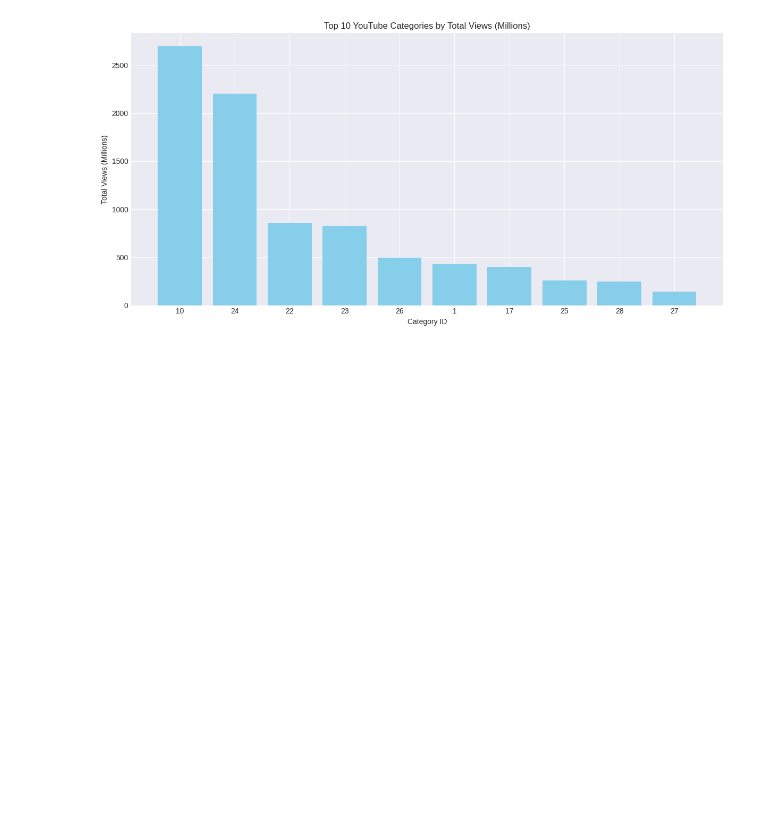
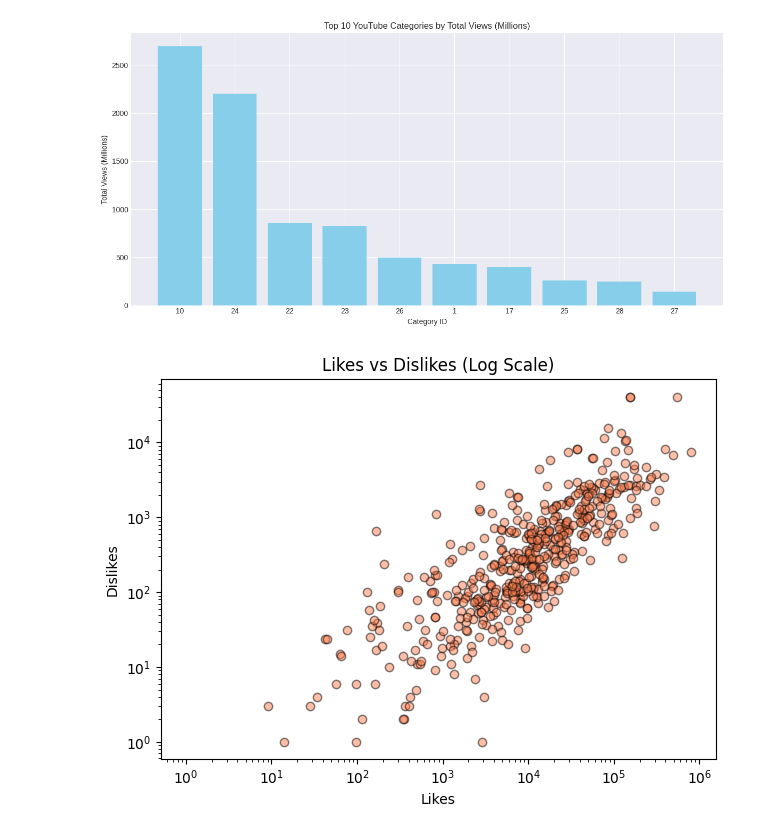
Before and after one commit to muhlangazananokutenda-cyber/YouTube-Trends-Analysis, a Jupyter notebook: YouTube_Trends_Analysis.ipynb, the cells around one changed output. Cells and saved outputs as stored; diff of their text form; code cells hidden in the pictures; blank space fills up the shorter version.

```diff
--- a/YouTube_Trends_Analysis.ipynb
+++ b/YouTube_Trends_Analysis.ipynb
@@ -64,3 +64,21 @@ plt.savefig('../images/tops_categories.png',dpi=150)
 plt.show()
 # %% [output]
 [figure]
+# %%
+
+import pandas as pd
+import numpy as np
+import matplotlib.pyplot as plt
+import os
+
+plt.scatter(sample['likes'],sample['dislikes'],alpha=0.5,c='coral',edgecolors='black')
+plt.xscale('log')
+plt.yscale('log')
+plt.title('Likes vs Dislikes (Log Scale)')
+plt.xlabel('Likes')
+plt.ylabel('Dislikes')
+plt.tight_layout()
+plt.savefig('../images/likes_vs_dislikes.png',dpi=150)
+plt.show()
+# %% [output]
+[figure, added]
```
Also changed, not shown: parts of 1 cell of this notebook.
